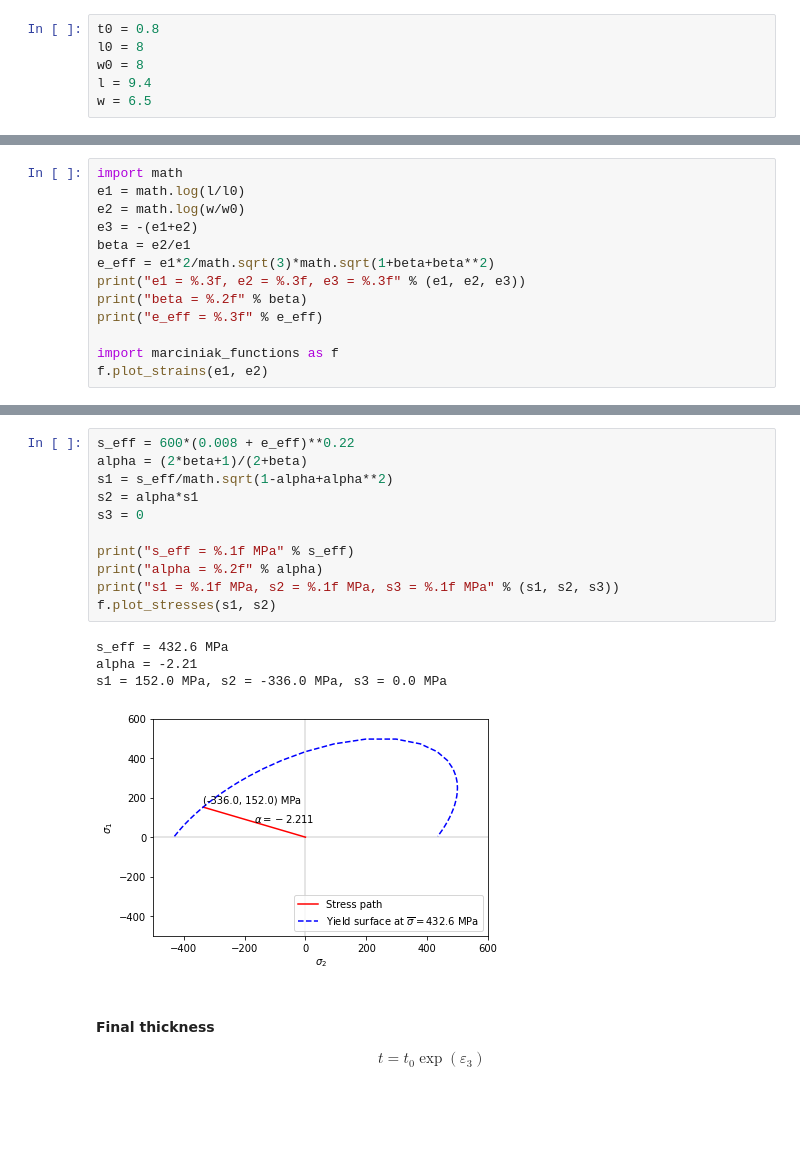
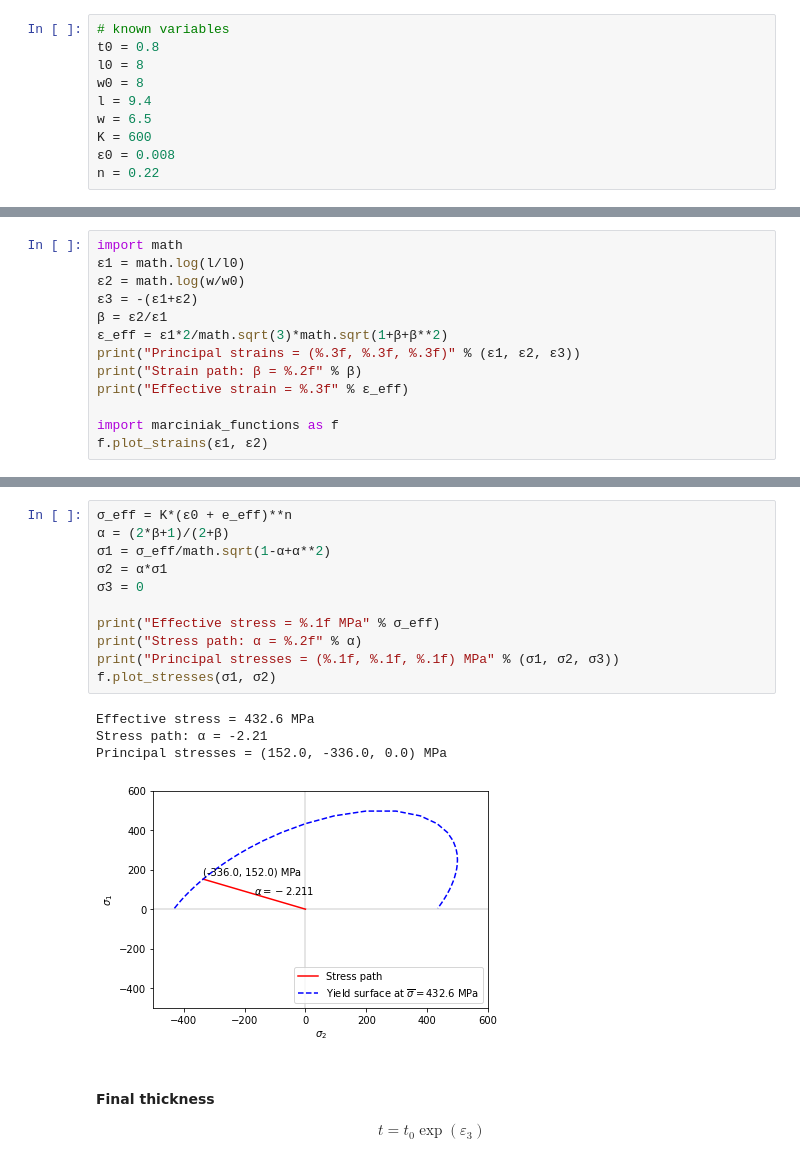
Before and after one commit to dmpalma/sheet-metal-forming-notebooks, a Jupyter notebook: 01_plasticity/marciniak_ex2_1.ipynb, the cells around one changed output, grey strips where cells are left out. Saved outputs shown, nothing was run; the diff lists cells and outputs as text; blank space fills up the shorter version.

```diff
--- a/01_plasticity/marciniak_ex2_1.ipynb
+++ b/01_plasticity/marciniak_ex2_1.ipynb
@@ -26,11 +23,15 @@ deviatoric stresses at the end of the process, and
 
 ### Solutions
 # %%
+# known variables
 t0 = 0.8
 l0 = 8
 w0 = 8
 l = 9.4
 w = 6.5
+K = 600
+ε0 = 0.008
+n = 0.22
 # %% [markdown]
 #### Strains
 
@@ -41,15 +48,15 @@ $$\beta = \frac{\varepsilon_2}{\varepsilon_1} $$
 $$ \overline\varepsilon = \varepsilon_1 \frac{2}{\sqrt{3}} \sqrt{1+\beta+\beta^2} $$
 # %%
 import math
-e1 = math.log(l/l0)
-e2 = math.log(w/w0)
-e3 = -(e1+e2)
-beta = e2/e1
-e_eff = e1*2/math.sqrt(3)*math.sqrt(1+beta+beta**2)
-print("e1 = %.3f, e2 = %.3f, e3 = %.3f" % (e1, e2, e3))
-print("beta = %.2f" % beta)
-print("e_eff = %.3f" % e_eff)
+ε1 = math.log(l/l0)
+ε2 = math.log(w/w0)
+ε3 = -(ε1+ε2)
+β = ε2/ε1
+ε_eff = ε1*2/math.sqrt(3)*math.sqrt(1+β+β**2)
+print("Principal strains = (%.3f, %.3f, %.3f)" % (ε1, ε2, ε3))
+print("Strain path: β = %.2f" % β)
+print("Effective strain = %.3f" % ε_eff)
 
 import marciniak_functions as f
-f.plot_strains(e1, e2)
+f.plot_strains(ε1, ε2)
 # %% [output]
@@ -67,20 +80,20 @@ $$ \alpha = \frac{2\beta+1}{2+\beta} $$
 $$ \sigma_1 = \frac{\overline\sigma}{\sqrt{1-\alpha+\alpha^2}} \qquad , \qquad \sigma_2=\alpha\sigma_1 \qquad , \qquad \sigma_3 = 0 $$
-# %%
-s_eff = 600*(0.008 + e_eff)**0.22
-alpha = (2*beta+1)/(2+beta)
-s1 = s_eff/math.sqrt(1-alpha+alpha**2)
-s2 = alpha*s1
-s3 = 0
-
-print("s_eff = %.1f MPa" % s_eff)
-print("alpha = %.2f" % alpha)
-print("s1 = %.1f MPa, s2 = %.1f MPa, s3 = %.1f MPa" % (s1, s2, s3))
-f.plot_stresses(s1, s2)
-# %% [output]
-s_eff = 432.6 MPa
-alpha = -2.21
-s1 = 152.0 MPa, s2 = -336.0 MPa, s3 = 0.0 MPa
-[figure, removed]
+# %%
+σ_eff = K*(ε0 + e_eff)**n
+α = (2*β+1)/(2+β)
+σ1 = σ_eff/math.sqrt(1-α+α**2)
+σ2 = α*σ1
+σ3 = 0
+
+print("Effective stress = %.1f MPa" % σ_eff)
+print("Stress path: α = %.2f" % α)
+print("Principal stresses = (%.1f, %.1f, %.1f) MPa" % (σ1, σ2, σ3))
+f.plot_stresses(σ1, σ2)
+# %% [output]
+Effective stress = 432.6 MPa
+Stress path: α = -2.21
+Principal stresses = (152.0, -336.0, 0.0) MPa
+[figure, added]
 # %% [markdown]
 #### Final thickness
 
```
Also changed, not shown: parts of 10 cells of this notebook.
